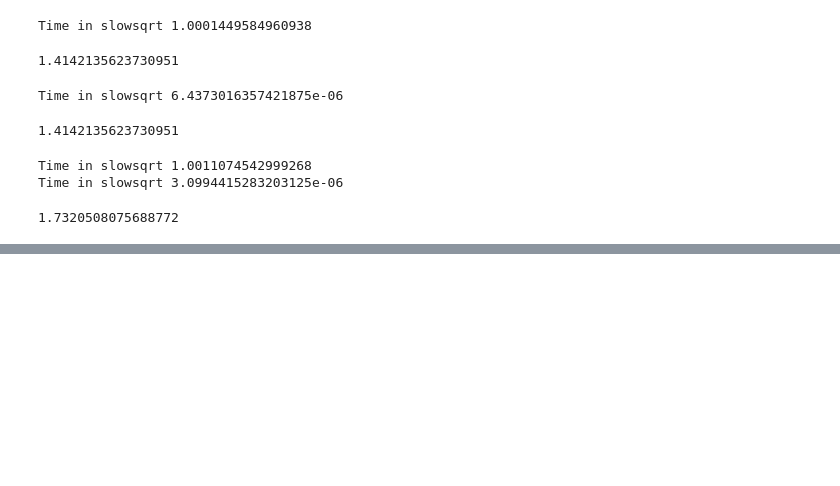
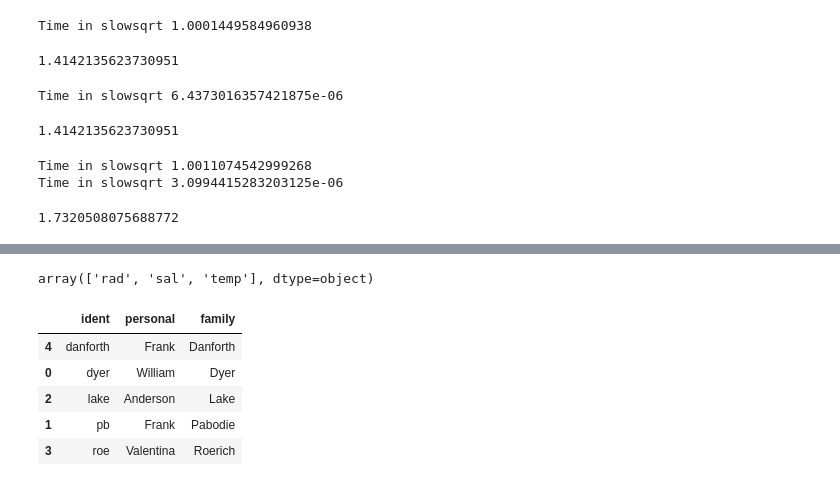
Before and after one commit to bb3110/comppy21, a Jupyter notebook: comppy-notes.ipynb, the cells around one changed output, grey strips where cells are left out. Saved outputs shown, nothing was run; the diff lists cells and outputs as text; code cells hidden in the pictures; blank space fills up the shorter version.

```diff
--- a/comppy-notes.ipynb
+++ b/comppy-notes.ipynb
@@ -1157,0 +1221,13 @@ Time in slowsqrt 3.0994415283203125e-06
+# %%
+survey['quant'].unique()
+# %% [output]
+array(['rad', 'sal', 'temp'], dtype=object)
+# %%
+person.sort_values('family')
+# %% [output]
+|  | ident | personal | family |
+| 4 | danforth | Frank | Danforth |
+| 0 | dyer | William | Dyer |
+| 2 | lake | Anderson | Lake |
+| 1 | pb | Frank | Pabodie |
+| 3 | roe | Valentina | Roerich |
```
Also changed, not shown: parts of 40 cells of this notebook.
